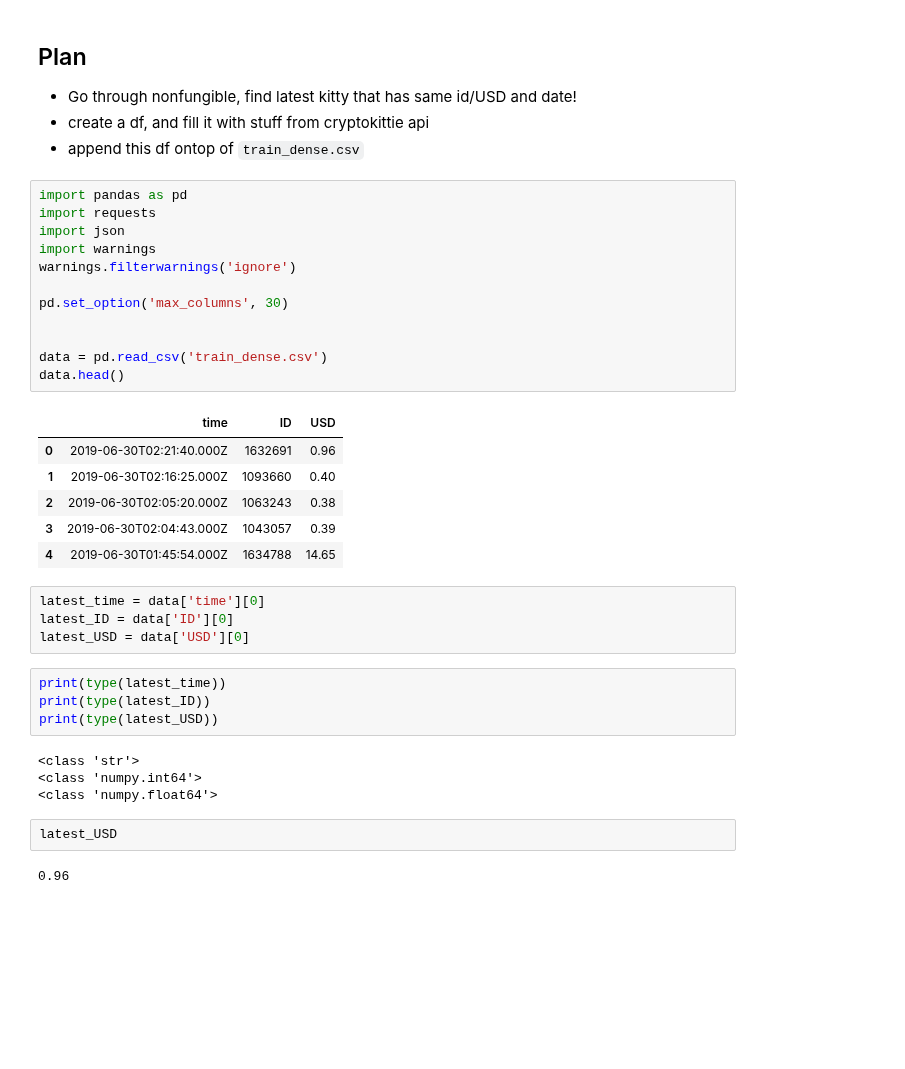
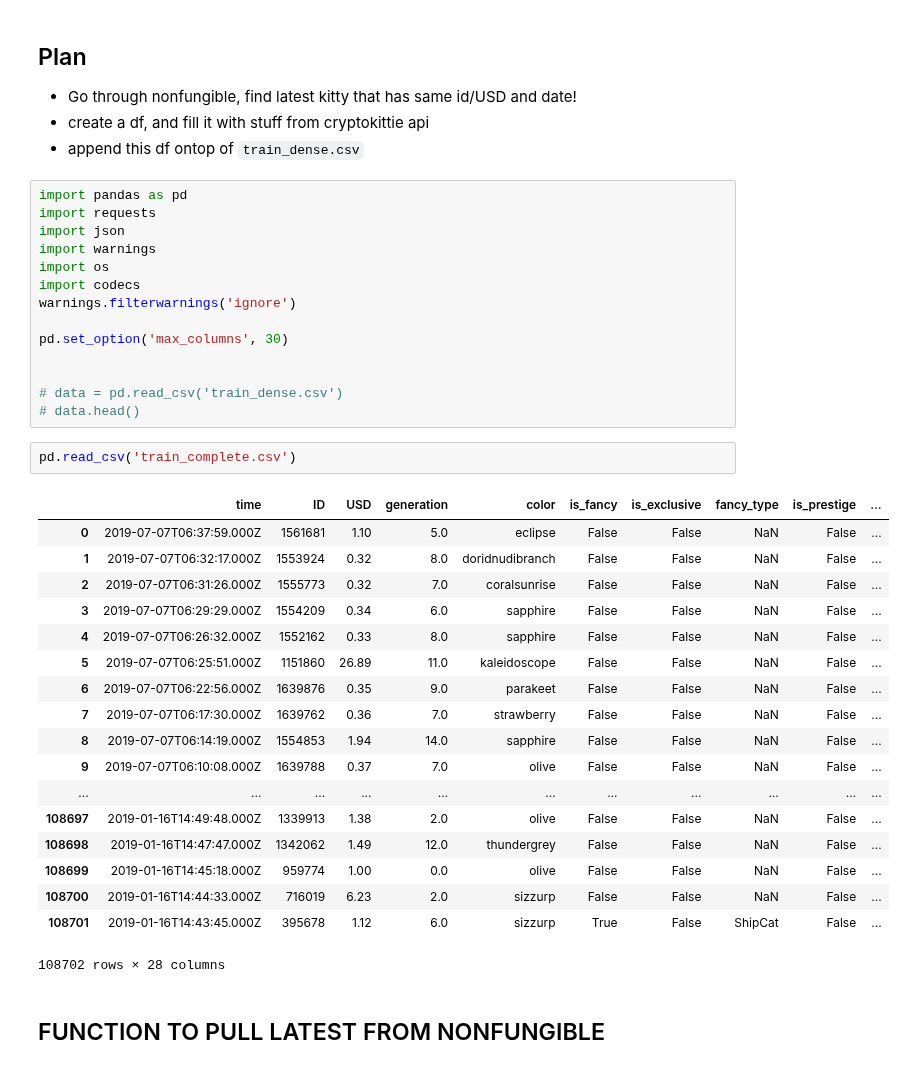
Before and after one commit to DylanBedetti/Trading-Cryptokitties, a Jupyter notebook: Data/Update.ipynb, the cells around one changed output. Cells and saved outputs as stored; diff of their text form; blank space fills up the shorter version.

```diff
--- a/Data/Update.ipynb
+++ b/Data/Update.ipynb
@@ -9,36 +9,38 @@ import pandas as pd
 import requests
 import json
 import warnings
+import os
+import codecs
 warnings.filterwarnings('ignore')
 
 pd.set_option('max_columns', 30)
 
 
-data = pd.read_csv('train_dense.csv')
-data.head()
+# data = pd.read_csv('train_dense.csv')
+# data.head()
-# %% [output]
-|  | time | ID | USD |
-| 0 | 2019-06-30T02:21:40.000Z | 1632691 | 0.96 |
-| 1 | 2019-06-30T02:16:25.000Z | 1093660 | 0.40 |
-| 2 | 2019-06-30T02:05:20.000Z | 1063243 | 0.38 |
-| 3 | 2019-06-30T02:04:43.000Z | 1043057 | 0.39 |
-| 4 | 2019-06-30T01:45:54.000Z | 1634788 | 14.65 |
-# %%
-latest_time = data['time'][0]
-latest_ID = data['ID'][0]
-latest_USD = data['USD'][0]
-# %%
-print(type(latest_time))
-print(type(latest_ID))
-print(type(latest_USD))
-# %% [output]
-<class 'str'>
-<class 'numpy.int64'>
-<class 'numpy.float64'>
-# %%
-latest_USD
-# %% [output]
-0.96
+# %%
+pd.read_csv('train_complete.csv')
+# %% [output]
+|  | time | ID | USD | generation | color | is_fancy | is_exclusive | fancy_type | is_prestige | ... |
+| 0 | 2019-07-07T06:37:59.000Z | 1561681 | 1.10 | 5.0 | eclipse | False | False | NaN | False | ... |
+| 1 | 2019-07-07T06:32:17.000Z | 1553924 | 0.32 | 8.0 | doridnudibranch | False | False | NaN | False | ... |
+| 2 | 2019-07-07T06:31:26.000Z | 1555773 | 0.32 | 7.0 | coralsunrise | False | False | NaN | False | ... |
+| 3 | 2019-07-07T06:29:29.000Z | 1554209 | 0.34 | 6.0 | sapphire | False | False | NaN | False | ... |
+| 4 | 2019-07-07T06:26:32.000Z | 1552162 | 0.33 | 8.0 | sapphire | False | False | NaN | False | ... |
+| 5 | 2019-07-07T06:25:51.000Z | 1151860 | 26.89 | 11.0 | kaleidoscope | False | False | NaN | False | ... |
+| 6 | 2019-07-07T06:22:56.000Z | 1639876 | 0.35 | 9.0 | parakeet | False | False | NaN | False | ... |
+| 7 | 2019-07-07T06:17:30.000Z | 1639762 | 0.36 | 7.0 | strawberry | False | False | NaN | False | ... |
+| 8 | 2019-07-07T06:14:19.000Z | 1554853 | 1.94 | 14.0 | sapphire | False | False | NaN | False | ... |
+| 9 | 2019-07-07T06:10:08.000Z | 1639788 | 0.37 | 7.0 | olive | False | False | NaN | False | ... |
+| ... | ... | ... | ... | ... | ... | ... | ... | ... | ... | ... |
+| 108697 | 2019-01-16T14:49:48.000Z | 1339913 | 1.38 | 2.0 | olive | False | False | NaN | False | ... |
+| 108698 | 2019-01-16T14:47:47.000Z | 1342062 | 1.49 | 12.0 | thundergrey | False | False | NaN | False | ... |
+| 108699 | 2019-01-16T14:45:18.000Z | 959774 | 1.00 | 0.0 | olive | False | False | NaN | False | ... |
+| 108700 | 2019-01-16T14:44:33.000Z | 716019 | 6.23 | 2.0 | sizzurp | False | False | NaN | False | ... |
+| 108701 | 2019-01-16T14:43:45.000Z | 395678 | 1.12 | 6.0 | sizzurp | True | False | ShipCat | False | ... |
+108702 rows × 28 columns
+# %% [markdown]
+## FUNCTION TO PULL LATEST FROM NONFUNGIBLE
 # %%
 def update_train_dense(data):
     # finding latest data that I have
```
Also changed, not shown: parts of 20 cells of this notebook, 10 other files.
